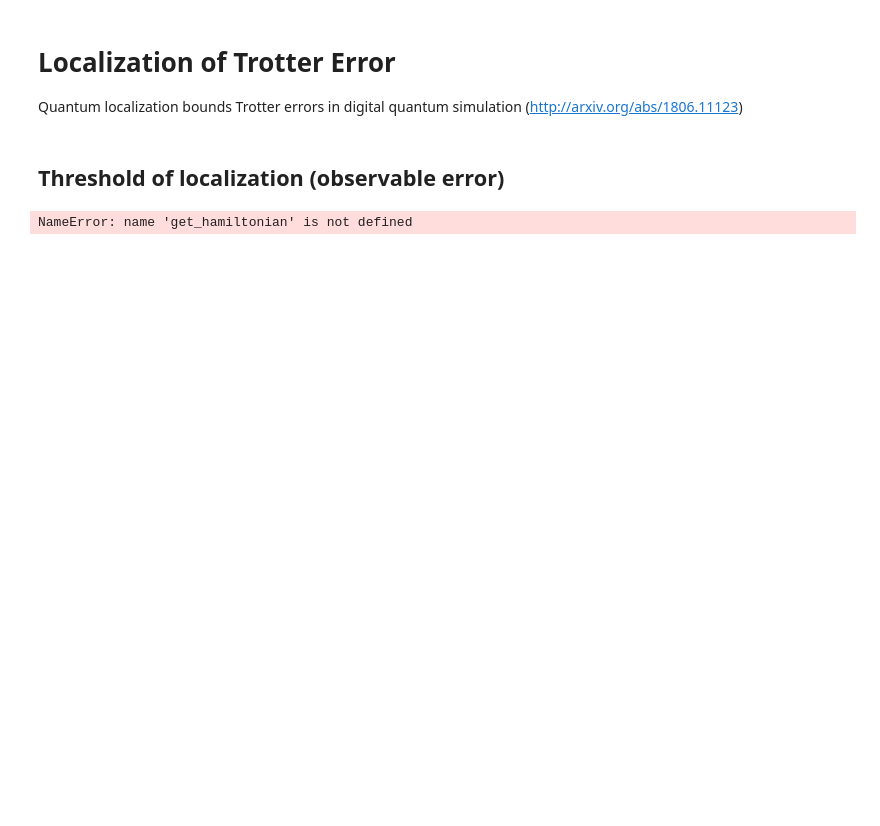
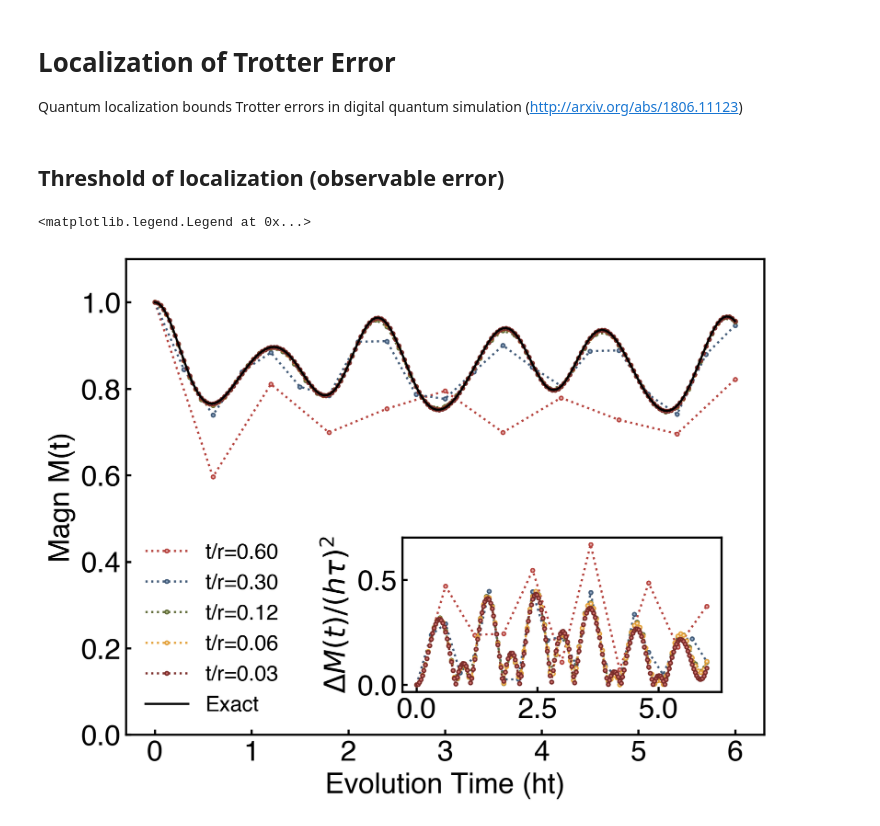
Before and after one commit to Jue-Xu/cookbook-quantum-simulation, a Jupyter notebook: _sources/long_time.ipynb, the cells around one changed output. Cells and saved outputs as stored; diff of their text form; code cells hidden in the pictures; blank space fills up the shorter version.

```diff
--- a/_sources/long_time.ipynb
+++ b/_sources/long_time.ipynb
@@ -25,62 +24,40 @@ data_dir = './data/'
-# %%
-n = 8
-# r_pf = 50
-r_list = np.linspace(10, 200, 20, dtype=int)
-t_max, t_n = 20, 100
-t_list = np.linspace(1, t_max, t_n)
-
-J, h, g = 0.2, 1.0, 0.0
-# H = get_hamiltonian(L=n, J=1.0, h=1., verbose=True)
-H = get_hamiltonian(L=n, J=J, h=h, g=g, verbose=True)
-init_state = Statevector.from_label('0'*n)
-magn_op = SparsePauliOp.from_sparse_list([('Y', [i], 1.) for i in range(0, n)], num_qubits=n)
-magn_err_list = []
-for r in r_list:
-    echo, rate, magn, entr  = dynamics(H, init_state, magn_op, t_list, r)
-    magn_err = sum(abs(np.subtract(magn['exact'], magn['trott']))**2)
-    print(magn_err)
-    magn_err_list.append(magn_err)
-
-plt.plot([1/r for r in r_list], magn_err_list, marker='o')
-plt.xlabel('1/r')
-plt.xscale('log')
-plt.ylabel('error')
-# %% [output]
-NameError: name 'get_hamiltonian' is not defined
 # %%
-n, T = 8, 6
+n, T = 6, 6
 r_list = [10, 20, 50, 100, 200]
 
 # J, h, g = 0.2, 1.0, 0.0
 J, h, g = -1.0, -1.0, -1.0
 tfI = TF_Ising_1d(n, J, h, g, pbc=True)
 H_list = [h.to_matrix(True) for h in tfI.ham_parity]
 # H_list = [h.to_matrix(True) for h in tfI.ham_xyz]
 init_state = Statevector.from_label('0'*n)
 magn_op = SparsePauliOp.from_sparse_list([('Z', [i], 1.) for i in range(0, n)], num_qubits=n).to_matrix()/(n)
 
 # fig, [ax1, ax2] = plt.subplots(2, 1, figsize=(8, 6), sharex=True)
 fig, ax1 = plt.subplots(1, 1, figsize=(8, 6), sharex=True)
 inset_ax = inset_axes(ax1, width="50%", height=1.5, loc="lower right", borderpad=2)
 for r in r_list:
     obpf = ObPF(H_list, magn_op, init_state, T, r)
     t_list = np.linspace(0, T, r+1)
     # print('t_list: ', t_list)
     # plot_evo(ax, t_list, obpf.data['magn']['exact'], '-')
     plot_evo(ax1, t_list, obpf.data['magn']['trott'], '.:', label=f't/r={T/r:.2f}')
     # plot_evo(ax2, t_list, ob_trott_err(obpf.data['magn'], abs=True), '.:', label=f't/r={T/r:.2f}')
     plot_evo(inset_ax, t_list, ob_trott_err(obpf.data['magn'])/(h*T/r)**2, '.:', label=f't/r={T/r:.2f}')
 
 t_list = np.linspace(0, T, 200+1)
 exact_magn = [init_state.data.conj().T @ expm(1j * t * sum(H_list).toarray()) @ magn_op @ expm(-1j * t * sum(H_list).toarray()) @ init_state.data for t in t_list]
 
 plot_evo(ax1, t_list, exact_magn, 'k-', label=f'Exact')
 ax1.set_ylabel('Magn M(t)')
 ax1.set_ylim(0, 1.1)
 
 ax1.set_xlabel('Evolution Time (ht)')
 inset_ax.set_ylabel(r'$\Delta M(t)/(h\tau)^2$')
 ax1.legend()
 # ax2.legend()
-fig.savefig(f'../figs/recover_ob_localization_n={n}_T={T}.pdf', dpi=300, bbox_inches='tight')
+# fig.savefig(f'../figs/recover_ob_localization_n={n}_T={T}.pdf', dpi=300, bbox_inches='tight')
+# %% [output]
+<matplotlib.legend.Legend at 0x...>
+[figure, added]
 # %%
```
Also changed, not shown: parts of 3 cells of this notebook, 46 other files.
